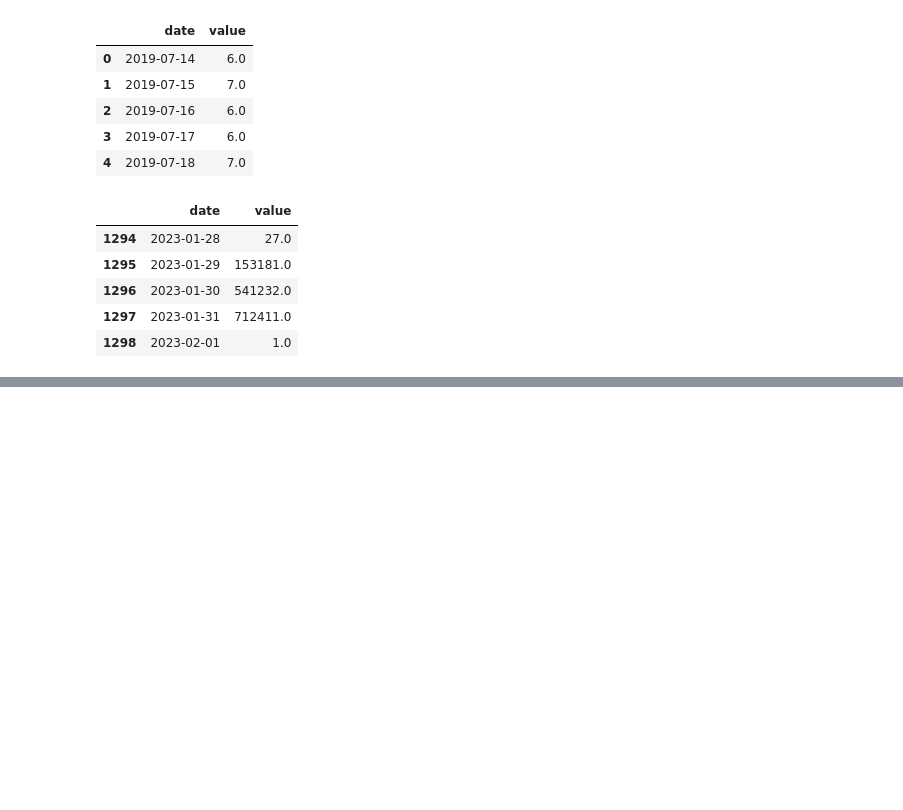
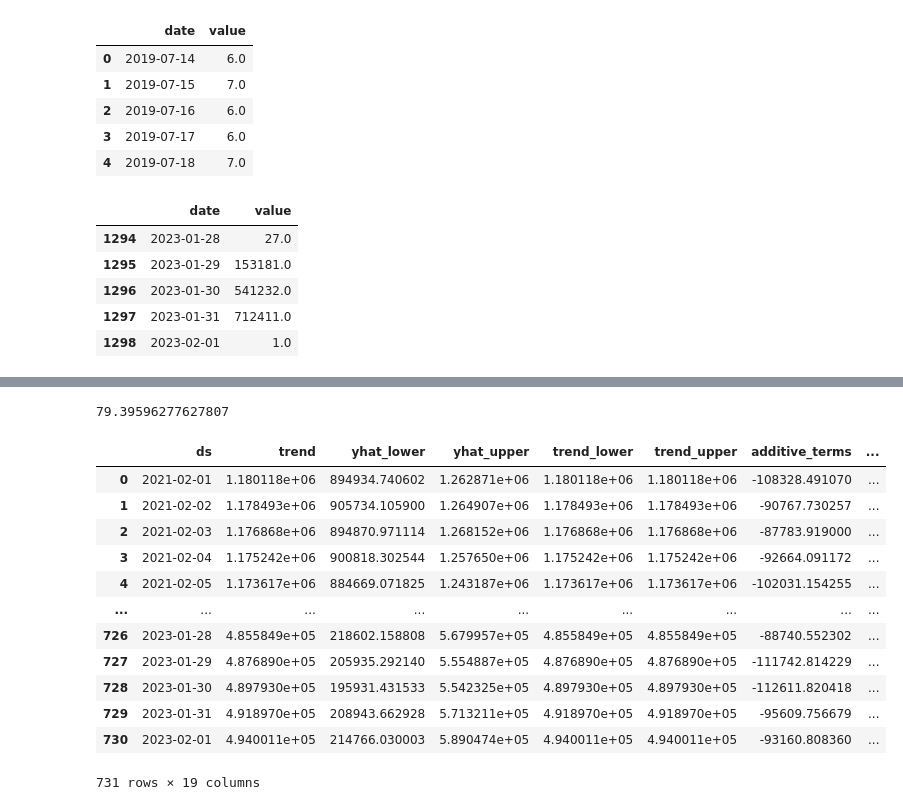
Before and after one commit to mathanamathav/DataGenie-Hackathon-2023-p1, a Jupyter notebook: NoteBooks/Brain_stromming_hack.ipynb, the cells around one changed output, grey strips where cells are left out. Cells and saved outputs as stored; diff of their text form; code cells hidden in the pictures; blank space fills up the shorter version.

```diff
--- a/NoteBooks/Brain_stromming_hack.ipynb
+++ b/NoteBooks/Brain_stromming_hack.ipynb
@@ -325,0 +559,2 @@ combined_df_daily.tail()
+# %%
+combined_df_daily_copy = combined_df_daily.rename(columns={'date': 'ds', 'value': 'y'})
@@ -325,0 +577,4 @@ combined_df_daily.tail()
+# %%
+model = Prophet()
+
+model.fit(combined_df_daily_copy)
@@ -325,0 +593,26 @@ combined_df_daily.tail()
+# %%
+forecast_periods = 0
+
+future = model.make_future_dataframe(periods=forecast_periods)
+# %%
+forecast = model.predict(future)
+# %%
+calculate_mape(combined_df_daily['value'] ,forecast['yhat'][:731])
+# %% [output]
+79.39596277627807
+# %%
+forecast
+# %% [output]
+|  | ds | trend | yhat_lower | yhat_upper | trend_lower | trend_upper | additive_terms | ... |
+| 0 | 2021-02-01 | 1.180118e+06 | 894934.740602 | 1.262871e+06 | 1.180118e+06 | 1.180118e+06 | -108328.491070 | ... |
+| 1 | 2021-02-02 | 1.178493e+06 | 905734.105900 | 1.264907e+06 | 1.178493e+06 | 1.178493e+06 | -90767.730257 | ... |
+| 2 | 2021-02-03 | 1.176868e+06 | 894870.971114 | 1.268152e+06 | 1.176868e+06 | 1.176868e+06 | -87783.919000 | ... |
+| 3 | 2021-02-04 | 1.175242e+06 | 900818.302544 | 1.257650e+06 | 1.175242e+06 | 1.175242e+06 | -92664.091172 | ... |
+| 4 | 2021-02-05 | 1.173617e+06 | 884669.071825 | 1.243187e+06 | 1.173617e+06 | 1.173617e+06 | -102031.154255 | ... |
+| ... | ... | ... | ... | ... | ... | ... | ... | ... |
+| 726 | 2023-01-28 | 4.855849e+05 | 218602.158808 | 5.679957e+05 | 4.855849e+05 | 4.855849e+05 | -88740.552302 | ... |
+| 727 | 2023-01-29 | 4.876890e+05 | 205935.292140 | 5.554887e+05 | 4.876890e+05 | 4.876890e+05 | -111742.814229 | ... |
+| 728 | 2023-01-30 | 4.897930e+05 | 195931.431533 | 5.542325e+05 | 4.897930e+05 | 4.897930e+05 | -112611.820418 | ... |
+| 729 | 2023-01-31 | 4.918970e+05 | 208943.662928 | 5.713211e+05 | 4.918970e+05 | 4.918970e+05 | -95609.756679 | ... |
+| 730 | 2023-02-01 | 4.940011e+05 | 214766.030003 | 5.890474e+05 | 4.940011e+05 | 4.940011e+05 | -93160.808360 | ... |
+731 rows × 19 columns
```
Also changed, not shown: parts of 30 cells of this notebook.
